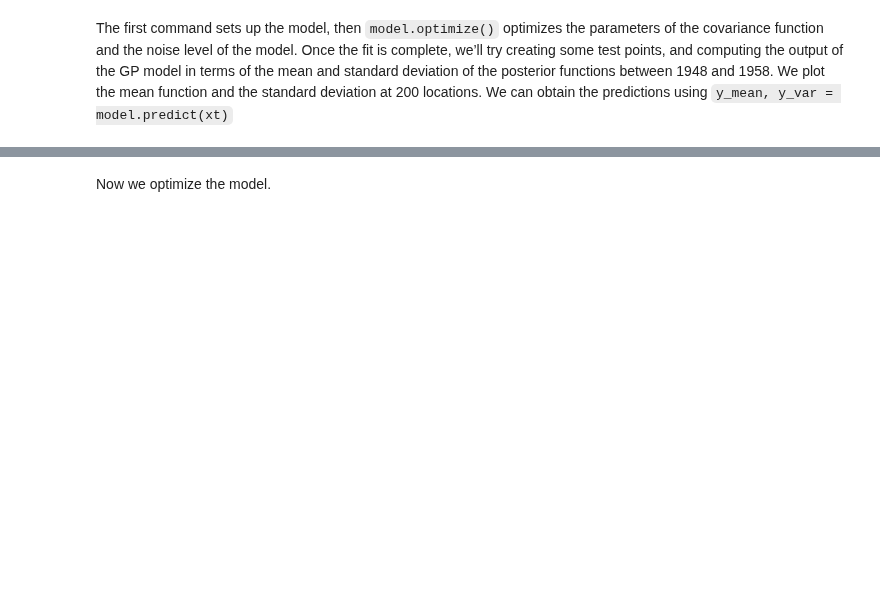
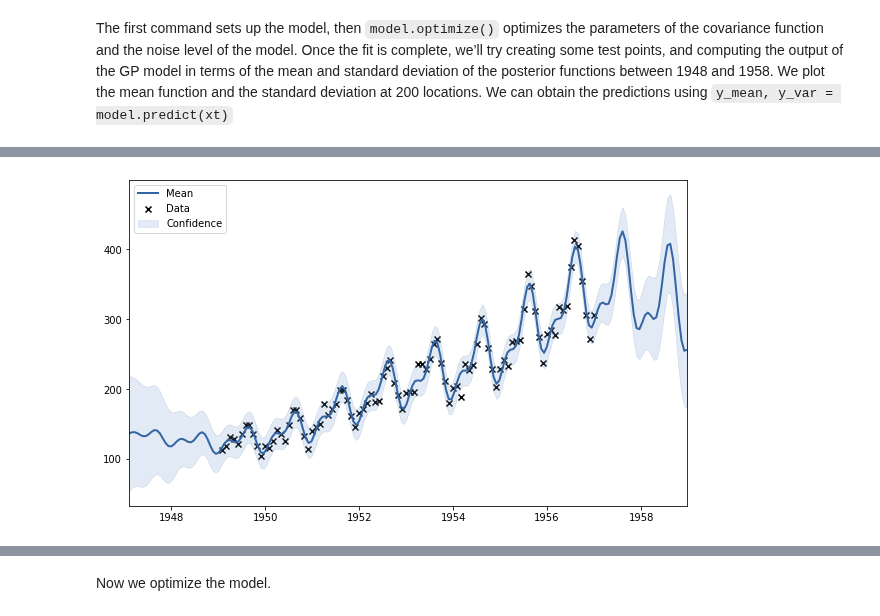
Before and after one commit to mlatcl/gpss, a Jupyter notebook: _notebooks/03-covariance-functions.ipynb, the cells around one changed output, grey strips where cells are left out. Saved outputs shown, nothing was run; the diff lists cells and outputs as text; code cells hidden in the pictures; blank space fills up the shorter version.

Commit message:
Update with separated spectral mixture files.

```diff
--- a/_notebooks/03-covariance-functions.ipynb
+++ b/_notebooks/03-covariance-functions.ipynb
@@ -1917,3 +1778,7 @@ Spectral Mixture Kernel
+# %%
+data = pods.datasets.boxjenkins_airline()
+x = data['X']
+y = data['Y']
 # %%
 import GPy
 # %%
@@ -1924,7 +1789,7 @@ for i in range(num_comps-1):
 
 kernel+=GPy.kern.Bias(1)
 kernel.randomize()
-model = GPy.models.GPRegression(X, y, kernel)
+model = GPy.models.GPRegression(x, y, kernel)
 #model['.*lengthscale'] = np.random.uniform(0.0, 6.0, size=model['.*lengthscale'].shape)
 #model['.*bandwidth'] = 2./np.sqrt(np.random.gamma(1.0, 0.5*(X.max()-X.min()), size=model['.*bandwidth'].shape))
 #model['.*variance'] = 5.0
@@ -1940,7 +1852,9 @@ import mlai
 # %%
 fig, ax = plt.subplots(figsize=plot.big_wide_figsize)
 
 model.plot(ax=ax)
 
-mlai.write_figure('box-jenkins-spectral-mixture-gp', directory='./gp')
+mlai.write_figure('box-jenkins-spectral-mixture-gp.svg', directory='./gp')
+# %% [output]
+[figure, added]
 # %% [markdown]
```
Also changed, not shown: parts of 221 cells of this notebook, 11 other files.
